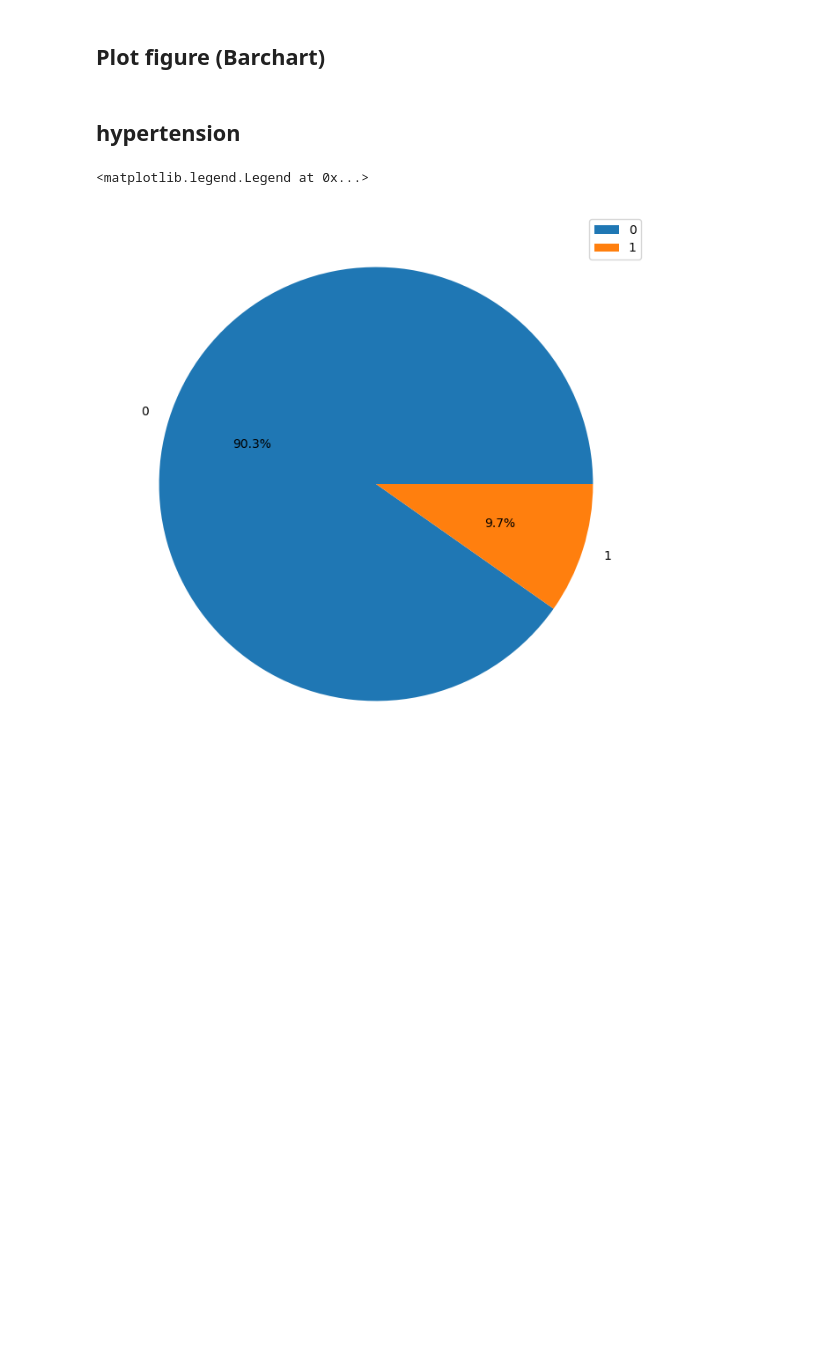
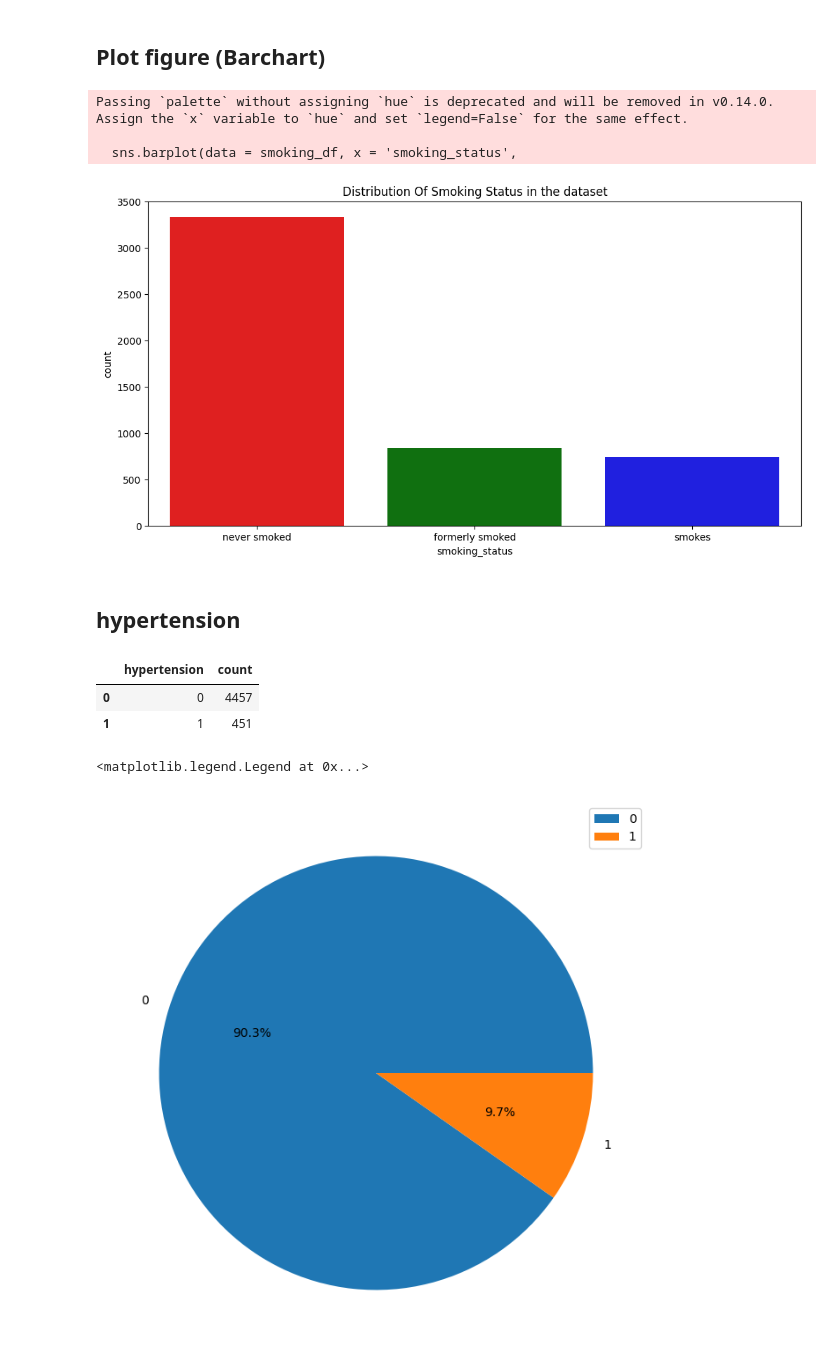
Before and after one commit to Neha-Shrestha/AI-Fellowship-Data-Wrangling, a Jupyter notebook: AI_FELLOWSHIP_Student_Notebook_Pandas_Data_Wrangling.ipynb, the cells around one changed output. Saved outputs shown, nothing was run; the diff lists cells and outputs as text; code cells hidden in the pictures; blank space fills up the shorter version.

```diff
--- a/AI_FELLOWSHIP_Student_Notebook_Pandas_Data_Wrangling.ipynb
+++ b/AI_FELLOWSHIP_Student_Notebook_Pandas_Data_Wrangling.ipynb
@@ -513,3 +513,8 @@ df.loc[df['weight_in_kg'].isnull()]
 | 5099 | 7293 | Male | 40.0 | 1.73736 | NaN | 83.94 | NaN | smokes | ... |
 | 5105 | 18234 | Female | 80.0 | 1.73736 | NaN | 83.75 | NaN | never smoked | ... |
 201 rows × 14 columns
+# %%
+## write your code here
+
+clean_df = df.loc[~df['weight_in_kg'].isnull()]
+clean_df.shape
@@ -571,0 +555,3 @@ df.loc[df['ever_married'].isnull(),'ever_married']= "No"
+# %%
+#If someone is below 18 years old, he/she can not marry someone.
+clean_df.loc[clean_df['ever_married'].isnull(), 'ever_married'] = "No"
@@ -683,4 +694,4 @@ smokes              789
 Name: count, dtype: int64
 # %%
 ## write your code here
-df.loc['smoking_status']=="Unknown", smoking_status= "never smoked"
+clean_df.loc[clean_df['smoking_status'] == "Unknown", "smoking_status"] = "never smoked"
@@ -693,2 +707,4 @@ sns.barplot(data)
 # %%
 ## write your code here
+smoking_df = clean_df['smoking_status'].value_counts().reset_index()
+smoking_df
@@ -695,12 +716,29 @@ sns.barplot(data)
 # %% [markdown]
 ## Plot figure (Barchart)
+# %%
+plt.figure(figsize = (12,6))
+sns.barplot(data = smoking_df, x = 'smoking_status',
+            y = 'count',
+            palette = ["red", 'green', 'blue'])
+plt.title("Distribution Of Smoking Status in the dataset")
+plt.show()
+# %% [output]
+Passing `palette` without assigning `hue` is deprecated and will be removed in v0.14.0. Assign the `x` variable to `hue` and set `legend=False` for the same effect.
+
+  sns.barplot(data = smoking_df, x = 'smoking_status',
+[figure, added]
 # %%
 ## write your code here (use seaborn)
 # %% [markdown]
 ## hypertension
 # %%
 ## write your code here
-hypertension_df = df['hypertension'].value_counts().reset_index()
+hypertension_df = clean_df['hypertension'].value_counts().reset_index()
+hypertension_df
+# %% [output]
+|  | hypertension | count |
+| 0 | 0 | 4457 |
+| 1 | 1 | 451 |
 # %%
 ## write your code here (show graph)
 plt.figure(figsize=(12,8))
```
Also changed, not shown: parts of 26 cells of this notebook.
